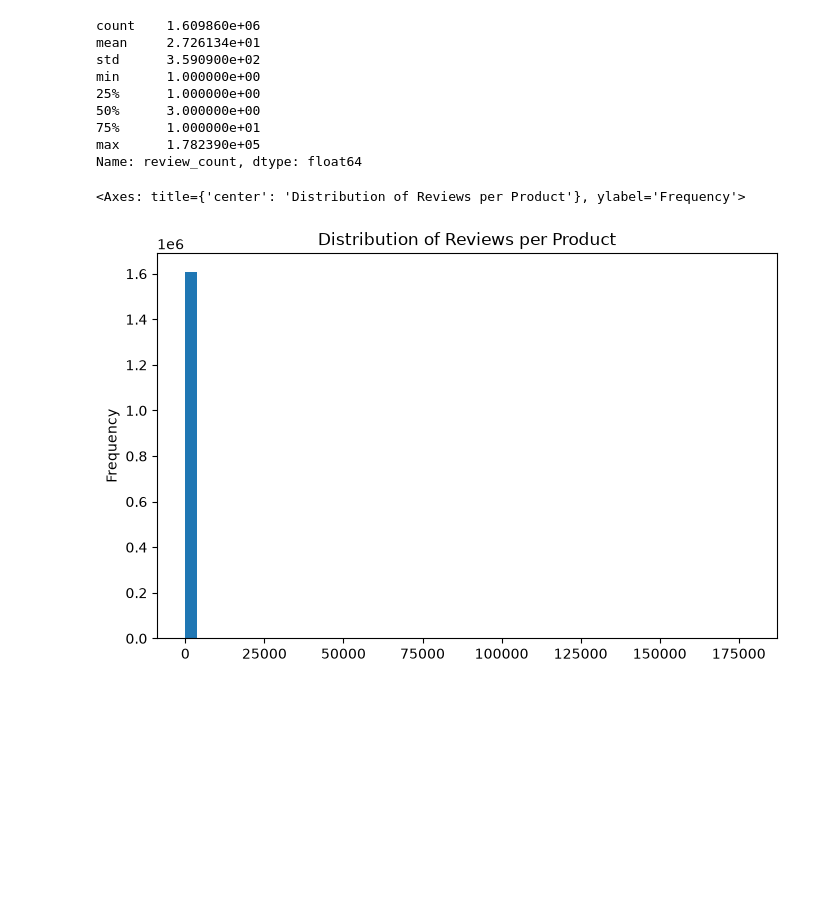
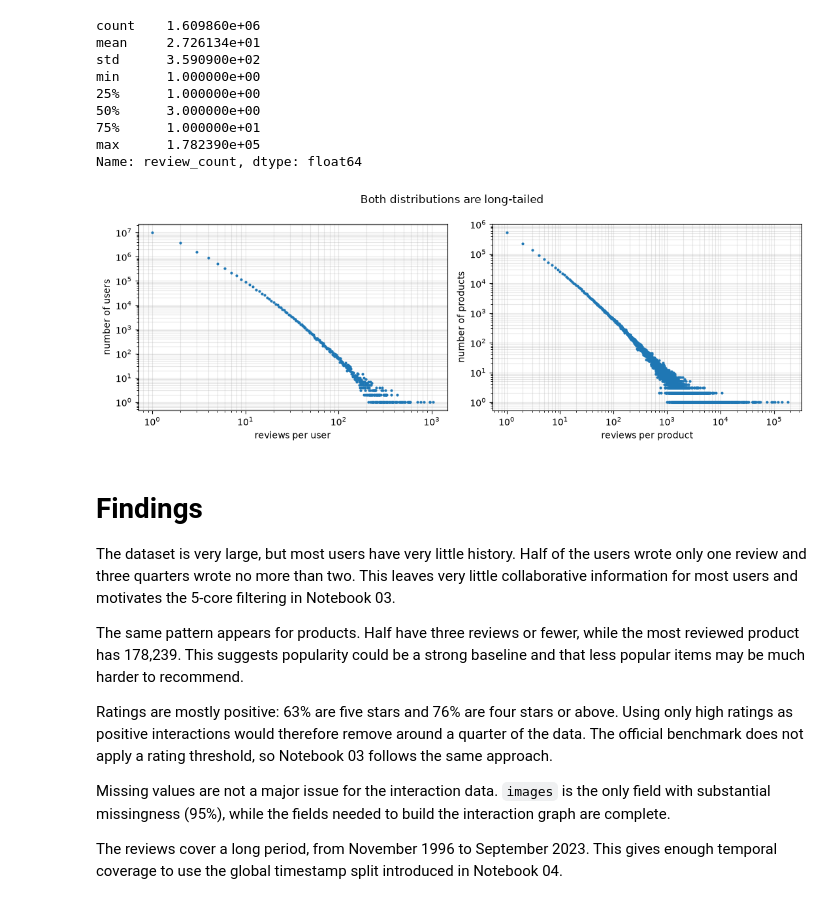
Before and after one commit to ErjonXhani/gnn-recommender-dissertation, a Jupyter notebook: notebooks/01_reviews_dataset_statistics.ipynb, the cells around one changed output. Drawn from its saved outputs; the diff is of its cells as text; code cells hidden in the pictures; blank space fills up the shorter version.

Commit message:
cleaning notebooks 01 & 02

```diff
--- a/notebooks/01_reviews_dataset_statistics.ipynb
+++ b/notebooks/01_reviews_dataset_statistics.ipynb
@@ -394,13 +414,46 @@ min      1.000000e+00
 75%      1.000000e+01
 max      1.782390e+05
 Name: review_count, dtype: float64
-# %%
-product_activity_series.plot(
-    kind="hist",
-    bins=50,
-    figsize=(8,5),
-    title="Distribution of Reviews per Product"
-)
-# %% [output]
-<Axes: title={'center': 'Distribution of Reviews per Product'}, ylabel='Frequency'>
-[figure, removed]
+# %%
+fig, axes = plt.subplots(1, 2, figsize=(11, 4))
+
+for ax, series, label in [
+    (axes[0], user_activity_series, "reviews per user"),
+    (axes[1], product_activity_series, "reviews per product"),
+]:
+    counts = series.value_counts().sort_index()
+    ax.loglog(counts.index, counts.values, marker=".", linestyle="none", markersize=4)
+    ax.set(xlabel=label, ylabel="number of users" if "user" in label else "number of products")
+    ax.grid(alpha=0.3, which="both")
+
+fig.suptitle("Both distributions are long-tailed")
+fig.tight_layout()
+plt.show()
+
+FIGURES_DIR=PROJECT_ROOT / "figures"
+fig.savefig(FIGURES_DIR / "01_long_tail.png", dpi=200)
+# %% [output]
+[figure, added]
+# %% [markdown]
+# Findings
+
+The dataset is very large, but most users have very little history. Half of the users
+wrote only one review and three quarters wrote no more than two. This leaves very little
+collaborative information for most users and motivates the 5-core filtering in Notebook
+03.
+
+The same pattern appears for products. Half have three reviews or fewer, while the most
+reviewed product has 178,239. This suggests popularity could be a strong baseline and
+that less popular items may be much harder to recommend.
+
+Ratings are mostly positive: 63% are five stars and 76% are four stars or above. Using
+only high ratings as positive interactions would therefore remove around a quarter of
+the data. The official benchmark does not apply a rating threshold, so Notebook 03
+follows the same approach.
+
+Missing values are not a major issue for the interaction data. `images` is the only
+field with substantial missingness (95%), while the fields needed to build the
+interaction graph are complete.
+
+The reviews cover a long period, from November 1996 to September 2023. This gives enough
+temporal coverage to use the global timestamp split introduced in Notebook 04.
```
Also changed, not shown: parts of 19 cells of this notebook, 3 other files.
